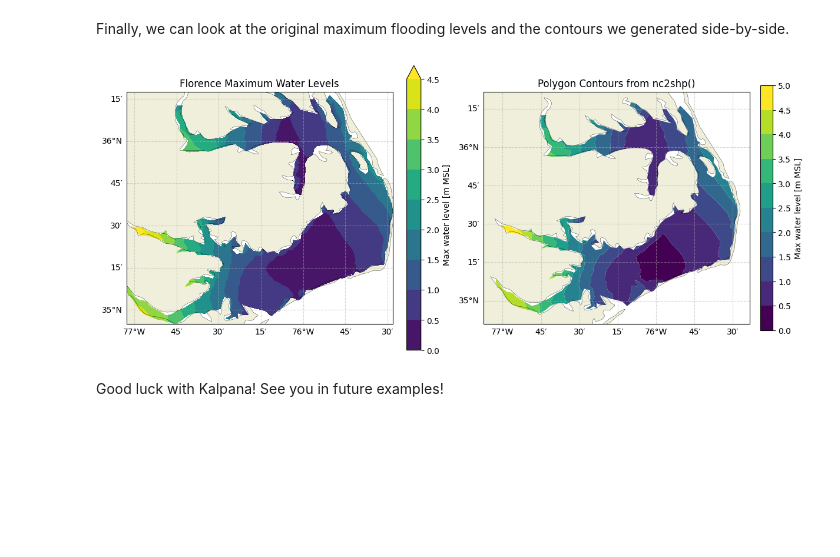
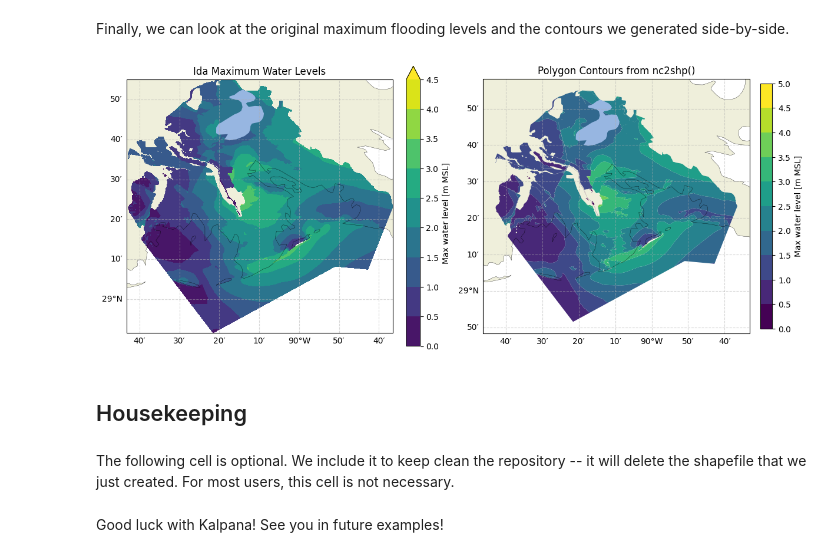
Before and after one commit to ccht-ncsu/Kalpana, a Jupyter notebook: examples/2_adcirc_to_vector/01_water_level_filled_contours.ipynb, the cells around one changed output. Cells and saved outputs as stored; diff of their text form; code cells hidden in the pictures; blank space fills up the shorter version.

```diff
--- a/examples/2_adcirc_to_vector/01_water_level_filled_contours.ipynb
+++ b/examples/2_adcirc_to_vector/01_water_level_filled_contours.ipynb
@@ -22,12 +27,12 @@ This file contains maximum water level data as an output of ADCIRC. <br>
 # %%
-## path to netcdf file
-nc_file = r'../../adds/inputs_examples/maxele.63.nc'
+## Path to netcdf file.
+nc_file = r'../../adds/ida/maxele.63.nc'
 nc = netcdf.Dataset(nc_file)
 
-## flooding levels to plot: min, max, step
+## Flooding levels to plot: min, max, step.
 levels = np.arange(0, 5, 0.5)
 
-# visualize the netcdf file
+# Visualize the maximum water levels.
 plot_nc(nc, 'zeta_max', levels, cbar = True, cb_label = 'Max water level [m MSL]',
         background_map=True, extend='max')
 # %% [output]
@@ -124,21 +124,25 @@ plot_kalpana_gdf(gdf, levels)
 # %% [markdown]
 Finally, we can look at the original maximum flooding levels and the contours we generated side-by-side.
 # %%
-# create two subplots
+# Create two subplots.
 fig, ax = plt.subplots(figsize = (12, 5), nrows = 1, ncols = 2,  subplot_kw={'projection': ccrs.PlateCarree()}, constrained_layout=True)
 
-# visualize the netcdf file for the NC bounds
+# Visualize the netcdf file.
 plot_nc(nc, 'zeta_max', np.arange(0, 5, 0.5), cbar = True, cb_label = 'Max water level [m MSL]',
         background_map=True, ax = ax[0], fig = fig, extend='max')
 ax[0].set_xlabel('Longitude [deg]')
 ax[0].set_ylabel('Latitude [deg]')
-ax[0].set_title('Florence Maximum Water Levels')
+ax[0].set_title('Ida Maximum Water Levels')
 
-# visualize polygons for the NC bounds
+# Visualize polygons.
 plot_kalpana_gdf(gdf, levels, var = 'zMean', ax = ax[1], fig = fig, fsize = (8,6), cbar = True,
           cbar_label = 'Max water level [m MSL]')
 ax[1].set_xlabel('Longitude [deg]')
 ax[1].set_ylabel('Latitude [deg]')
 ax[1].set_title('Polygon Contours from nc2shp()');
 # %% [output]
-[figure, old version]
+[figure, new version]
+# %% [markdown]
+## Housekeeping
+# %% [markdown]
+The following cell is optional. We include it to keep clean the repository -- it will delete the shapefile that we just created. For most users, this cell is not necessary.
@@ -145,2 +152,2 @@ ax[1].set_title('Polygon Contours from nc2shp()');
 # %% [markdown]
-Good luck with Kalpana! See you in future examples! <br>
+Good luck with Kalpana! See you in future examples!
```
Also changed, not shown: parts of 15 cells of this notebook, 1 other file.
